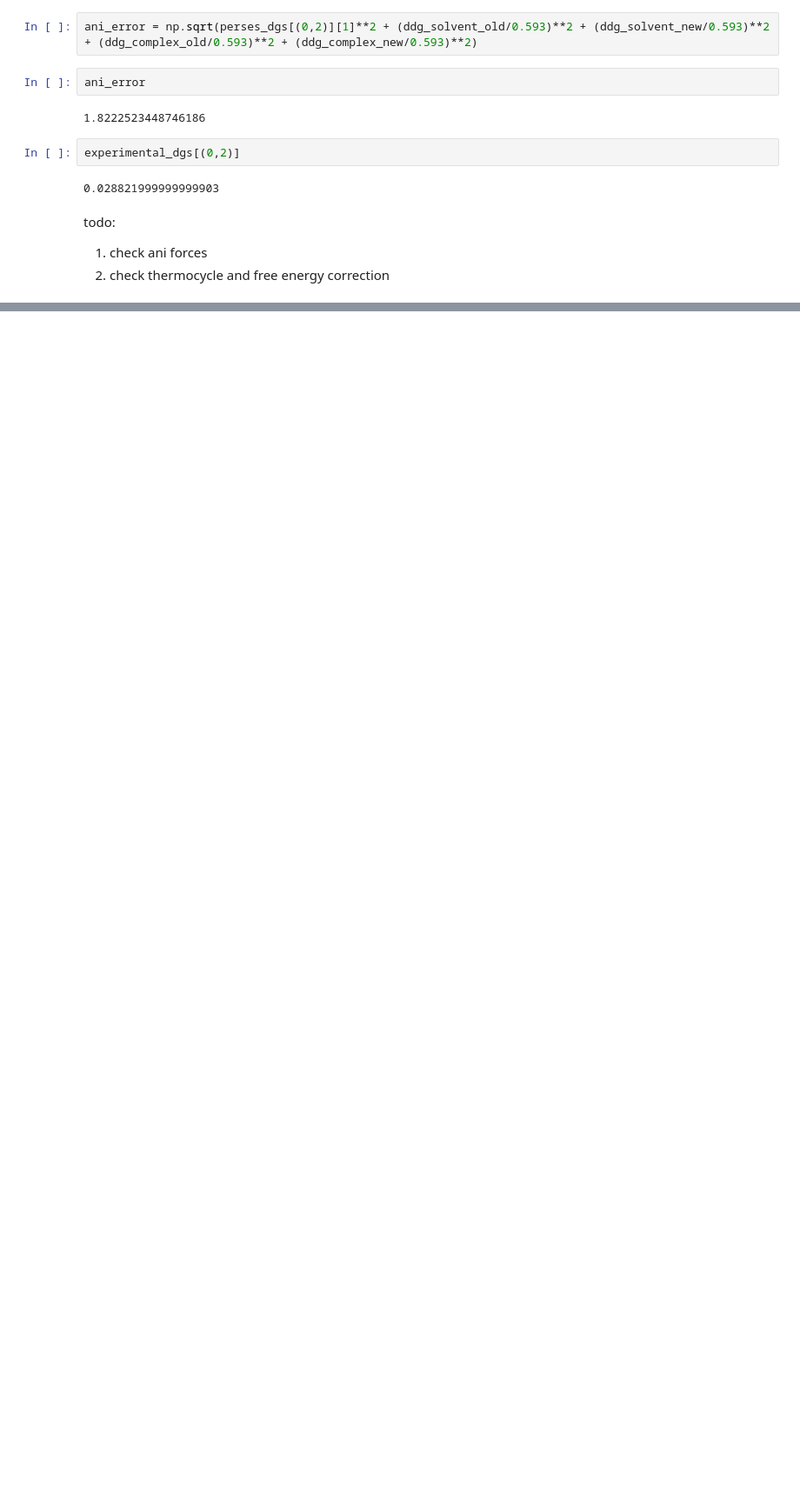
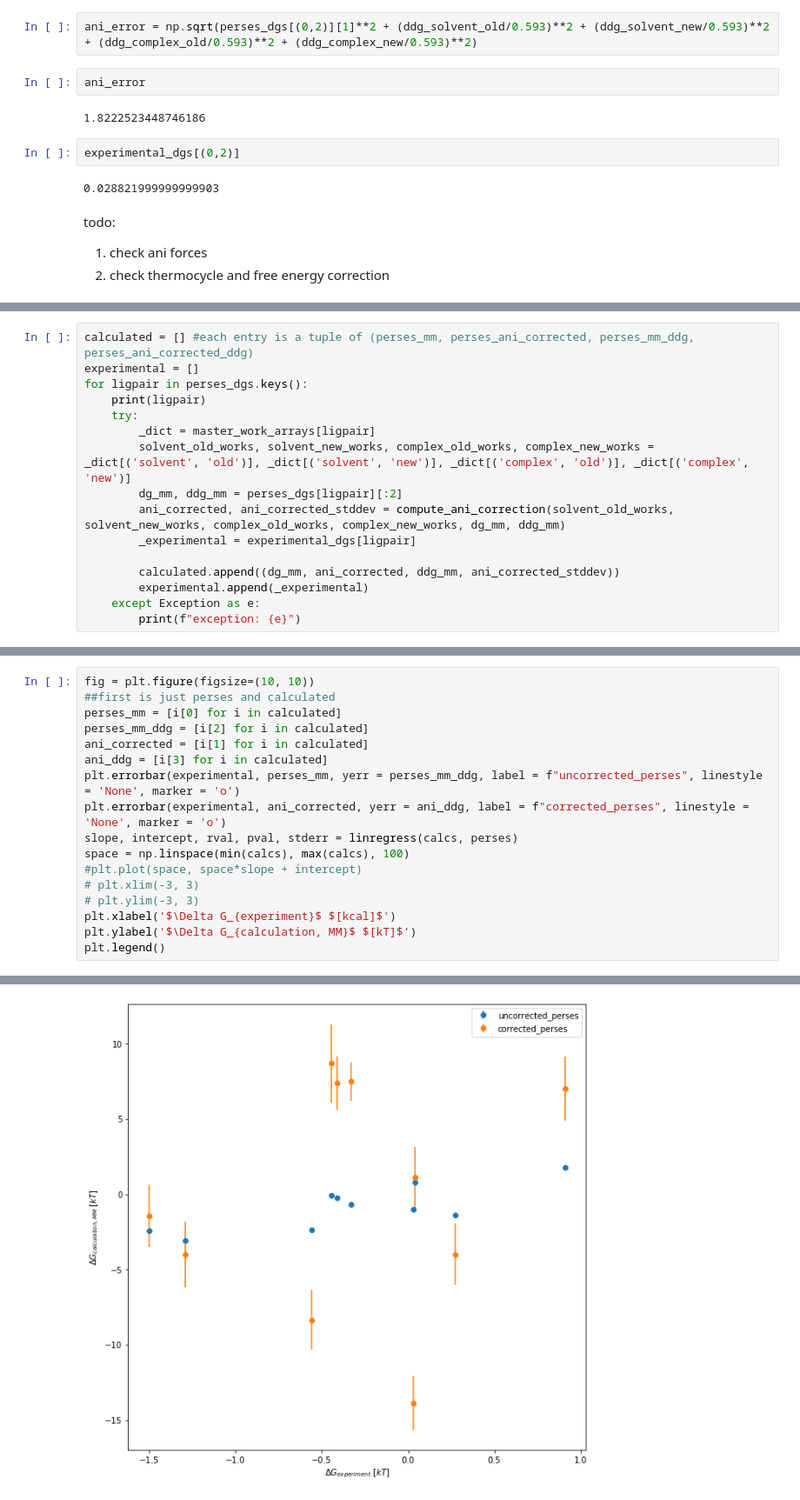
Before and after one commit to choderalab/nn-endstates, a Jupyter notebook: round_1_data/thermocycle.ipynb, the cells around one changed output, grey strips where cells are left out. Shown at 87% size. Saved outputs shown, nothing was run; the diff lists cells and outputs as text; blank space fills up the shorter version.

```diff
--- a/round_1_data/thermocycle.ipynb
+++ b/round_1_data/thermocycle.ipynb
@@ -374,0 +486,16 @@ todo:
+# %%
+calculated = [] #each entry is a tuple of (perses_mm, perses_ani_corrected, perses_mm_ddg, perses_ani_corrected_ddg)
+experimental = []
+for ligpair in perses_dgs.keys():
+    print(ligpair)
+    try:
+        _dict = master_work_arrays[ligpair]
+        solvent_old_works, solvent_new_works, complex_old_works, complex_new_works = _dict[('solvent', 'old')], _dict[('solvent', 'new')], _dict[('complex', 'old')], _dict[('complex', 'new')]
+        dg_mm, ddg_mm = perses_dgs[ligpair][:2]
+        ani_corrected, ani_corrected_stddev = compute_ani_correction(solvent_old_works, solvent_new_works, complex_old_works, complex_new_works, dg_mm, ddg_mm)
+        _experimental = experimental_dgs[ligpair]
+
+        calculated.append((dg_mm, ani_corrected, ddg_mm, ani_corrected_stddev))
+        experimental.append(_experimental)
+    except Exception as e:
+        print(f"exception: {e}")
@@ -374,0 +539,18 @@ todo:
+# %%
+fig = plt.figure(figsize=(10, 10))
+##first is just perses and calculated
+perses_mm = [i[0] for i in calculated]
+perses_mm_ddg = [i[2] for i in calculated]
+ani_corrected = [i[1] for i in calculated]
+ani_ddg = [i[3] for i in calculated]
+plt.errorbar(experimental, perses_mm, yerr = perses_mm_ddg, label = f"uncorrected_perses", linestyle = 'None', marker = 'o')
+plt.errorbar(experimental, ani_corrected, yerr = ani_ddg, label = f"corrected_perses", linestyle = 'None', marker = 'o')
+slope, intercept, rval, pval, stderr = linregress(calcs, perses)
+space = np.linspace(min(calcs), max(calcs), 100)
+#plt.plot(space, space*slope + intercept)
+# plt.xlim(-3, 3)
+# plt.ylim(-3, 3)
+plt.xlabel('$\Delta G_{experiment}$ $[kcal]$')
+plt.ylabel('$\Delta G_{calculation, MM}$ $[kT]$')
+plt.legend()
+# %% [output]
@@ -374,0 +558 @@ todo:
+[figure, added]
```
Also changed, not shown: parts of 11 cells of this notebook.
